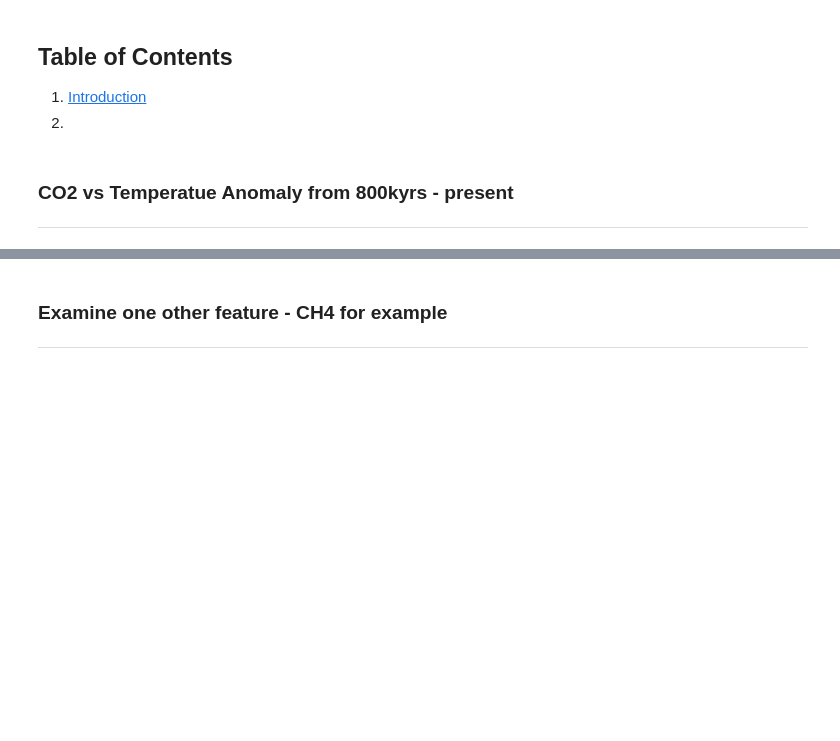
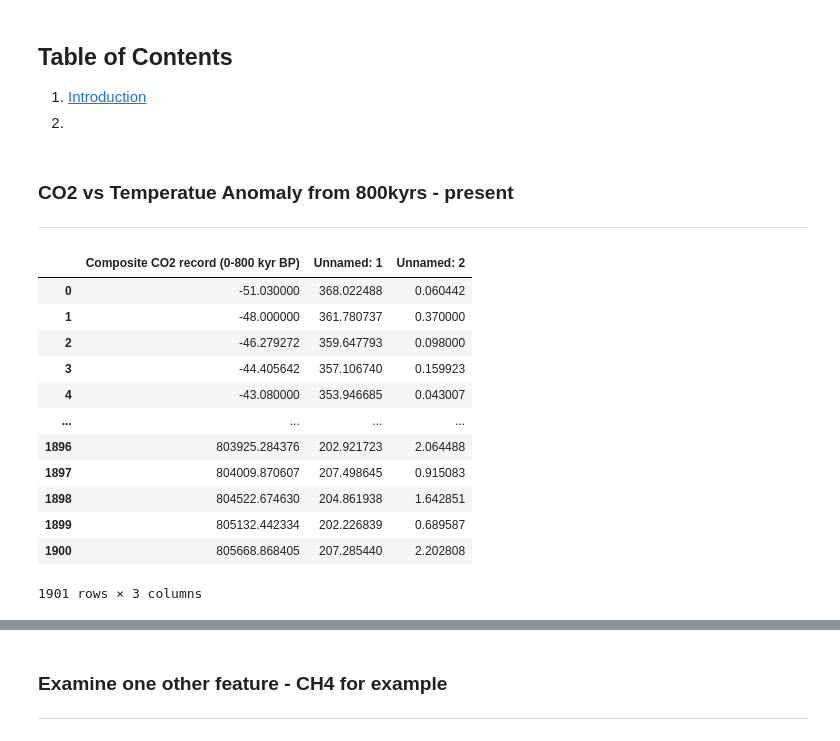
Before and after one commit to PeeBs68/prog_da_project2, a Jupyter notebook: project2.ipynb, the cells around one changed output, grey strips where cells are left out. Drawn from its saved outputs; the diff is of its cells as text; code cells hidden in the pictures; blank space fills up the shorter version.

```diff
--- a/project2.ipynb
+++ b/project2.ipynb
@@ -17,0 +28,16 @@
+# %%
+ncei_df
+# %% [output]
+|  | Composite CO2 record (0-800 kyr BP) | Unnamed: 1 | Unnamed: 2 |
+| 0 | -51.030000 | 368.022488 | 0.060442 |
+| 1 | -48.000000 | 361.780737 | 0.370000 |
+| 2 | -46.279272 | 359.647793 | 0.098000 |
+| 3 | -44.405642 | 357.106740 | 0.159923 |
+| 4 | -43.080000 | 353.946685 | 0.043007 |
+| ... | ... | ... | ... |
+| 1896 | 803925.284376 | 202.921723 | 2.064488 |
+| 1897 | 804009.870607 | 207.498645 | 0.915083 |
+| 1898 | 804522.674630 | 204.861938 | 1.642851 |
+| 1899 | 805132.442334 | 202.226839 | 0.689587 |
+| 1900 | 805668.868405 | 207.285440 | 2.202808 |
+1901 rows × 3 columns
```
Also changed, not shown: parts of 7 cells of this notebook.
